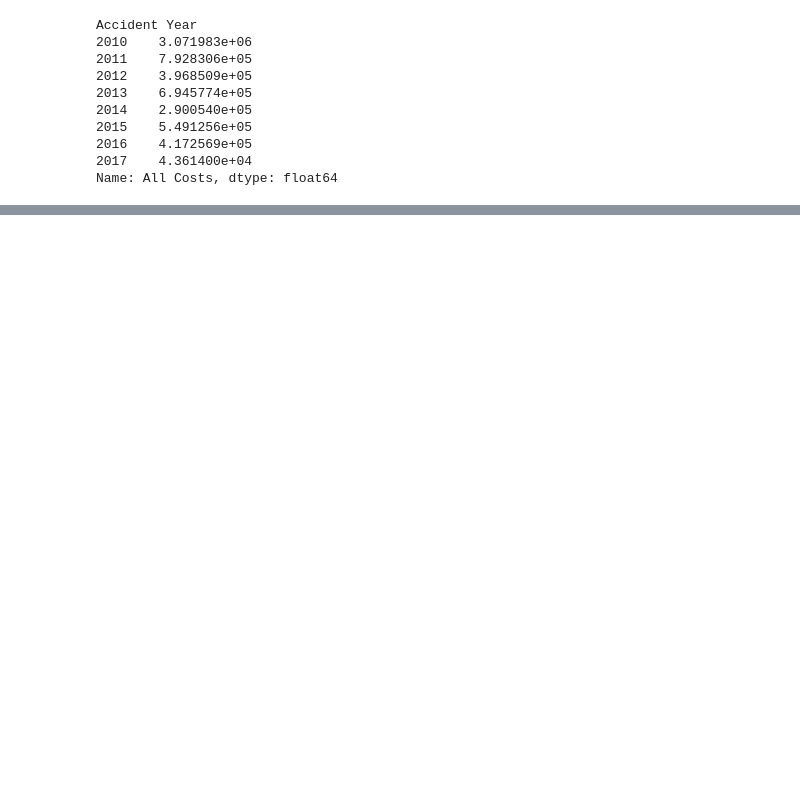
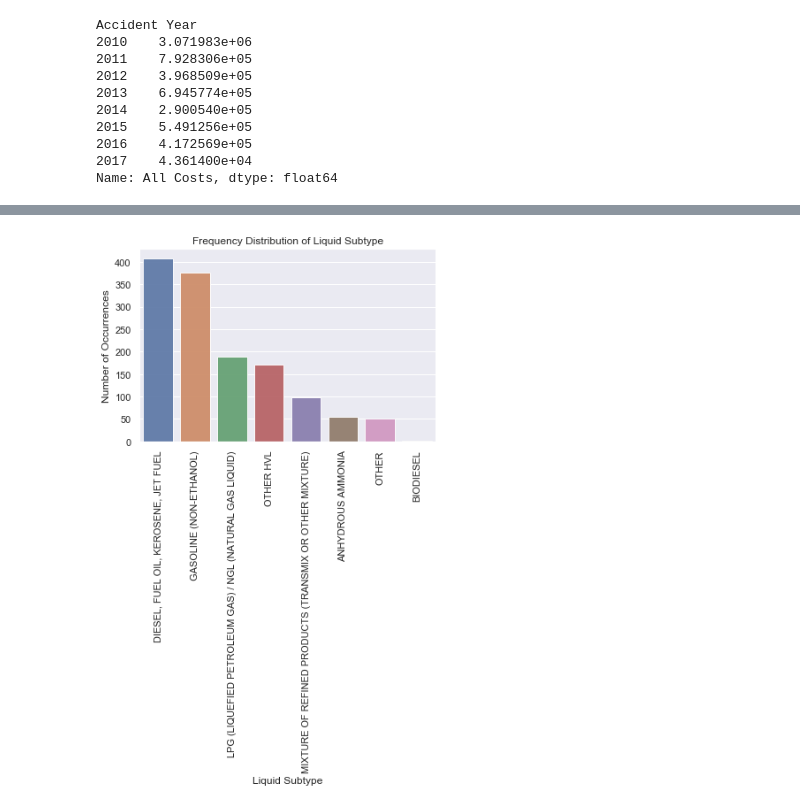
Before and after one commit to AlbandeB/Python-project, a Jupyter notebook: Pipeline-accident project.ipynb, the cells around one changed output, grey strips where cells are left out. Saved outputs shown, nothing was run; the diff lists cells and outputs as text; code cells hidden in the pictures; blank space fills up the shorter version.

```diff
--- a/Pipeline-accident project.ipynb
+++ b/Pipeline-accident project.ipynb
@@ -101,0 +58,4 @@ print(df.shape)
+# %%
+# Shutdown duration column creation
+df['Shutdown Duration'] = (pd.to_datetime(df['Restart Date/Time']) - pd.to_datetime(df['Shutdown Date/Time'])).astype('timedelta64[h]')
+print(df['Shutdown Duration'].describe()) # hours
@@ -131,14 +201,3 @@ df["Shutdown Date/Time"].describe(), df["Restart Date/Time"].describe()
  top       12/12/2011 14:40
  freq                     2
  Name: Restart Date/Time, dtype: object)
-# %%
-# outoforder_time:
-import datetime
-df['outoforder_time'] = 0
-
-shutdown_date = df["Shutdown Date/Time"][10]
-restart_date = df["Restart Date/Time"][10]
-df['outoforder_time'][10] = datetime.datetime.strptime(restart_date , '%m/%d/%Y %H:%M') - datetime.datetime.strptime(shutdown_date , '%m/%d/%Y %H:%M')
-
-print(df['outoforder_time'][10])
-#print(df.loc[10,'outoforder_time'])
@@ -155,14 +203,0 @@ dtype('O')
-# %%
-# outoforder_time:
-df['outoforder_time'] = 0
-
-for i in range(len(df["Shutdown Date/Time"])):
-    shutdown_date = df["Shutdown Date/Time"][i]#.astype(str)
-    restart_date = df["Restart Date/Time"][i]#.astype(str)
-
-    if shutdown_date == 'NaN' or restart_date == 'NaN':
-        df['outoforder_time'][i] = 0
-    else:
-        df['outoforder_time'][i] = datetime.datetime.strptime(restart_date, '%m/%d/%Y %H:%M') - datetime.datetime.strptime(shutdown_date, '%m/%d/%Y %H:%M')
-
-print(df['outoforder_time'][11])
@@ -219,0 +217,14 @@ df.dropna(axis=1)
+# %%
+%matplotlib inline
+import seaborn as sns
+import matplotlib.pyplot as plt
+Liquid_Subtype_count = df['Liquid Subtype'].value_counts() # newdf
+sns.set(style="darkgrid")
+sns.barplot(Liquid_Subtype_count.index, Liquid_Subtype_count.values, alpha=0.9, errwidth=0.1)
+plt.title('Frequency Distribution of Liquid Subtype')
+plt.ylabel('Number of Occurrences', fontsize=12)
+plt.xlabel('Liquid Subtype', fontsize=12)
+plt.xticks(rotation=90)
+plt.show()
+# %% [output]
+[figure, added]
```
Also changed, not shown: parts of 32 cells of this notebook.
